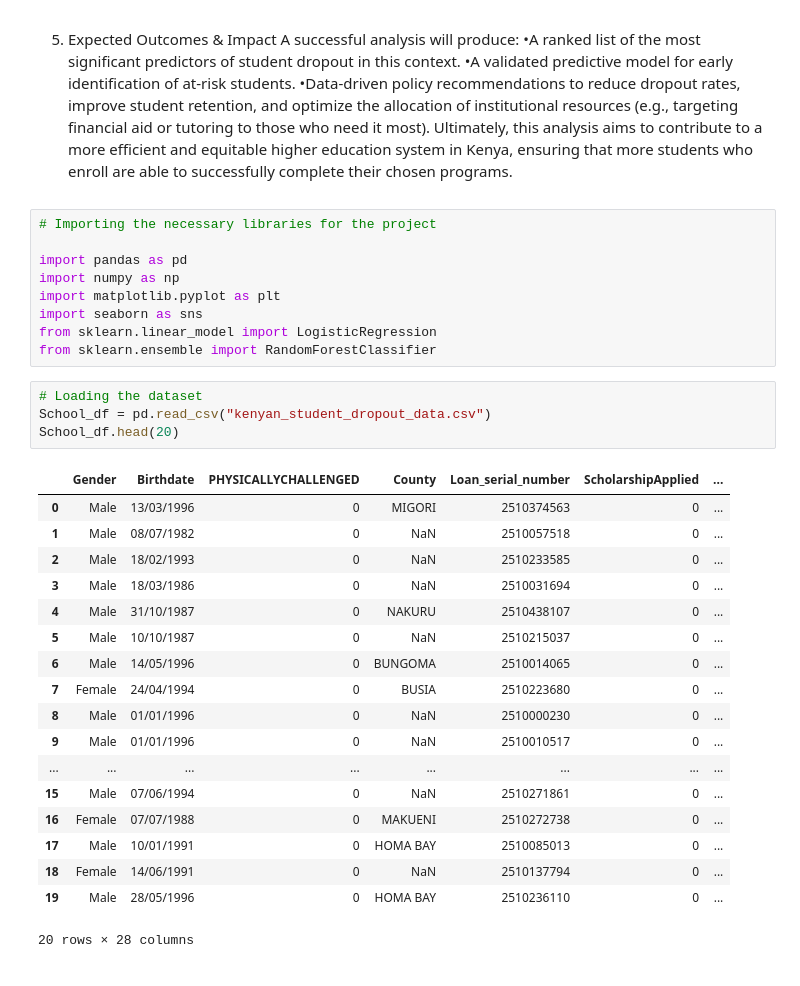
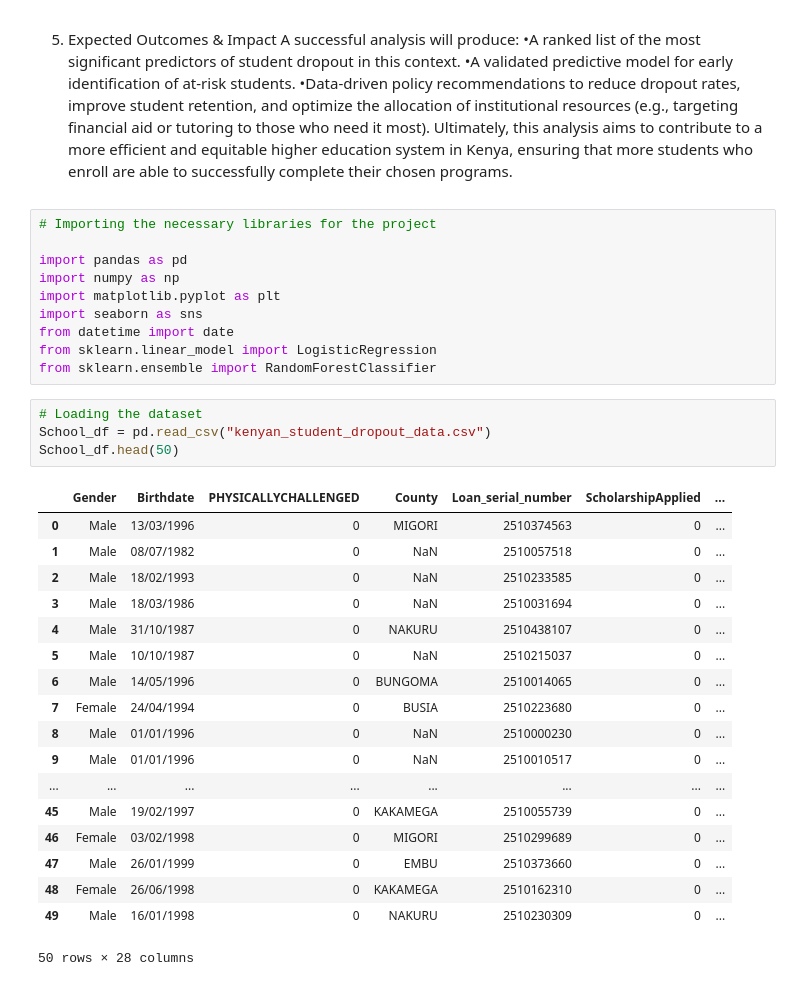
Before and after one commit to geoffreykemboi/Student_dropout_prediction_project, a Jupyter notebook: index.ipynb, the cells around one changed output. Drawn from its saved outputs; the diff is of its cells as text.

```diff
--- a/index.ipynb
+++ b/index.ipynb
@@ -44,28 +44,29 @@ import pandas as pd
 import numpy as np
 import matplotlib.pyplot as plt
 import seaborn as sns
+from datetime import date
 from sklearn.linear_model import LogisticRegression
 from sklearn.ensemble import RandomForestClassifier
 # %%
 # Loading the dataset
 School_df = pd.read_csv("kenyan_student_dropout_data.csv")
-School_df.head(20)
+School_df.head(50)
 # %% [output]
 |  | Gender | Birthdate | PHYSICALLYCHALLENGED | County | Loan_serial_number | ScholarshipApplied | ... |
 | 0 | Male | 13/03/1996 | 0 | MIGORI | 2510374563 | 0 | ... |
 | 1 | Male | 08/07/1982 | 0 | NaN | 2510057518 | 0 | ... |
 | 2 | Male | 18/02/1993 | 0 | NaN | 2510233585 | 0 | ... |
 | 3 | Male | 18/03/1986 | 0 | NaN | 2510031694 | 0 | ... |
 | 4 | Male | 31/10/1987 | 0 | NAKURU | 2510438107 | 0 | ... |
 | 5 | Male | 10/10/1987 | 0 | NaN | 2510215037 | 0 | ... |
 | 6 | Male | 14/05/1996 | 0 | BUNGOMA | 2510014065 | 0 | ... |
 | 7 | Female | 24/04/1994 | 0 | BUSIA | 2510223680 | 0 | ... |
 | 8 | Male | 01/01/1996 | 0 | NaN | 2510000230 | 0 | ... |
 | 9 | Male | 01/01/1996 | 0 | NaN | 2510010517 | 0 | ... |
 | ... | ... | ... | ... | ... | ... | ... | ... |
-| 15 | Male | 07/06/1994 | 0 | NaN | 2510271861 | 0 | ... |
-| 16 | Female | 07/07/1988 | 0 | MAKUENI | 2510272738 | 0 | ... |
-| 17 | Male | 10/01/1991 | 0 | HOMA BAY | 2510085013 | 0 | ... |
-| 18 | Female | 14/06/1991 | 0 | NaN | 2510137794 | 0 | ... |
-| 19 | Male | 28/05/1996 | 0 | HOMA BAY | 2510236110 | 0 | ... |
+| 45 | Male | 19/02/1997 | 0 | KAKAMEGA | 2510055739 | 0 | ... |
+| 46 | Female | 03/02/1998 | 0 | MIGORI | 2510299689 | 0 | ... |
+| 47 | Male | 26/01/1999 | 0 | EMBU | 2510373660 | 0 | ... |
+| 48 | Female | 26/06/1998 | 0 | KAKAMEGA | 2510162310 | 0 | ... |
+| 49 | Male | 16/01/1998 | 0 | NAKURU | 2510230309 | 0 | ... |
-20 rows × 28 columns
+50 rows × 28 columns
```
Also changed, not shown: parts of 18 cells of this notebook.
